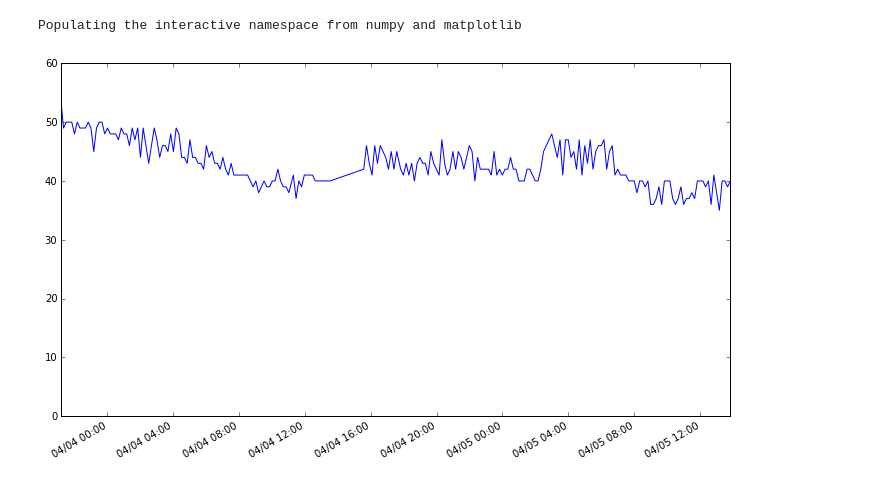
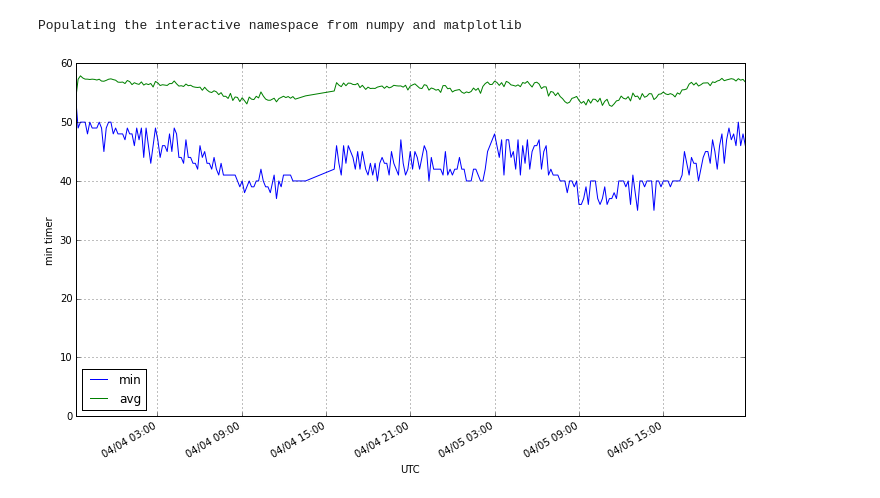
Before and after one commit to abra3607/thebutton, a Jupyter notebook: analysis/analysis.ipynb, the cells around one changed output. Saved outputs shown, nothing was run; the diff lists cells and outputs as text; code cells hidden in the pictures.

```diff
--- a/analysis/analysis.ipynb
+++ b/analysis/analysis.ipynb
@@ -7,29 +7,37 @@ import pandas
 # %%
 X = pandas.read_csv('log.txt', names=['time', 'left']).values
 
-Y = zeros((0, 2))
+Y = zeros((0, 3))
+
+period_mins = 10
 
 last = 0
-mmin = 100
+buf = []
 for i, j in X:
-    mmin = min(mmin, j)
-    if i - last > 10 * 60 * 1000:
+    buf.append(j)
+    if i - last > period_mins * 60 * 1000:
         last = i
-        Y = vstack((Y, array([[i, mmin]])))
-        mmin = 100
+        Y = vstack((Y, array([[i, min(buf), average(buf)]])))
+        buf = []
+
 X = Y
 
 X = array(X, dtype=object)
 for i in range(X.shape[0]):
     t = datetime.datetime.fromtimestamp(X[i, 0] // 1000) - datetime.timedelta(hours=4)
     X[i, 0] = t
 
 hfmt = matplotlib.dates.DateFormatter('%m/%d %H:%M')
 figure(figsize=(12, 7))
 ylim((0, 60))
-plot(X[:, 0], X[:, 1])
+plot(X[:, 0], X[:, 1], label='min')
+plot(X[:, 0], X[:, 2], label='avg')
 gca().xaxis.set_major_formatter(hfmt)
 gcf().autofmt_xdate()
+grid(True)
+legend(loc=3)
+xlabel('UTC')
+ylabel('min timer')
 savefig('plot.png')
 # %% [output]
-[figure, old version]
+[figure, new version]
```
Also changed, not shown: 5 other files.
